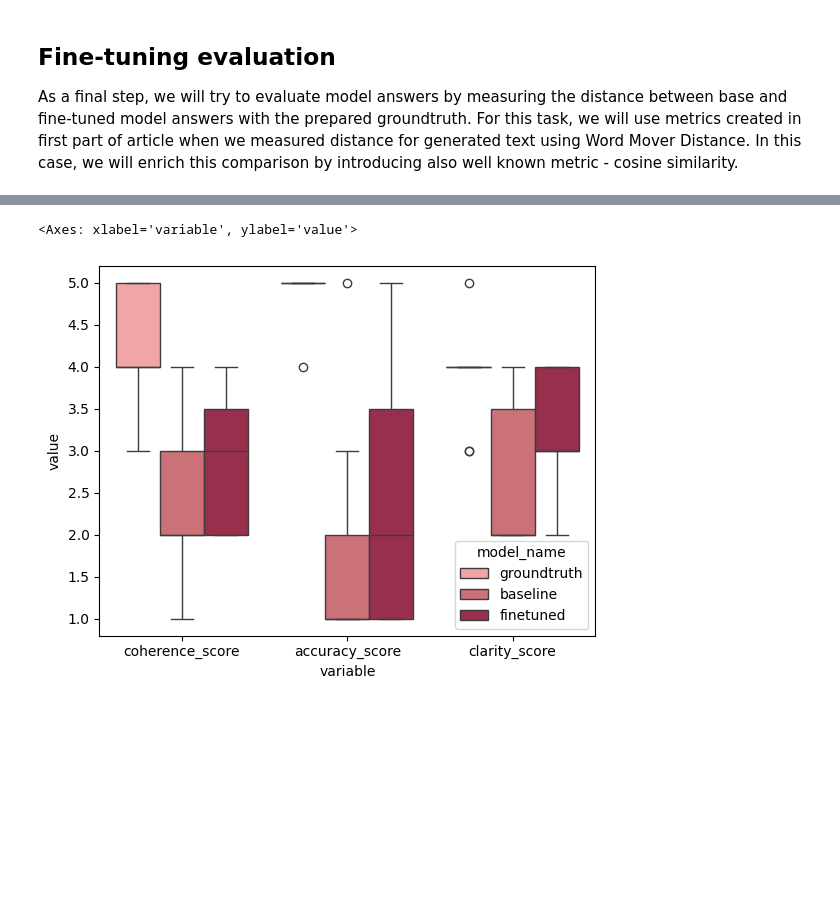
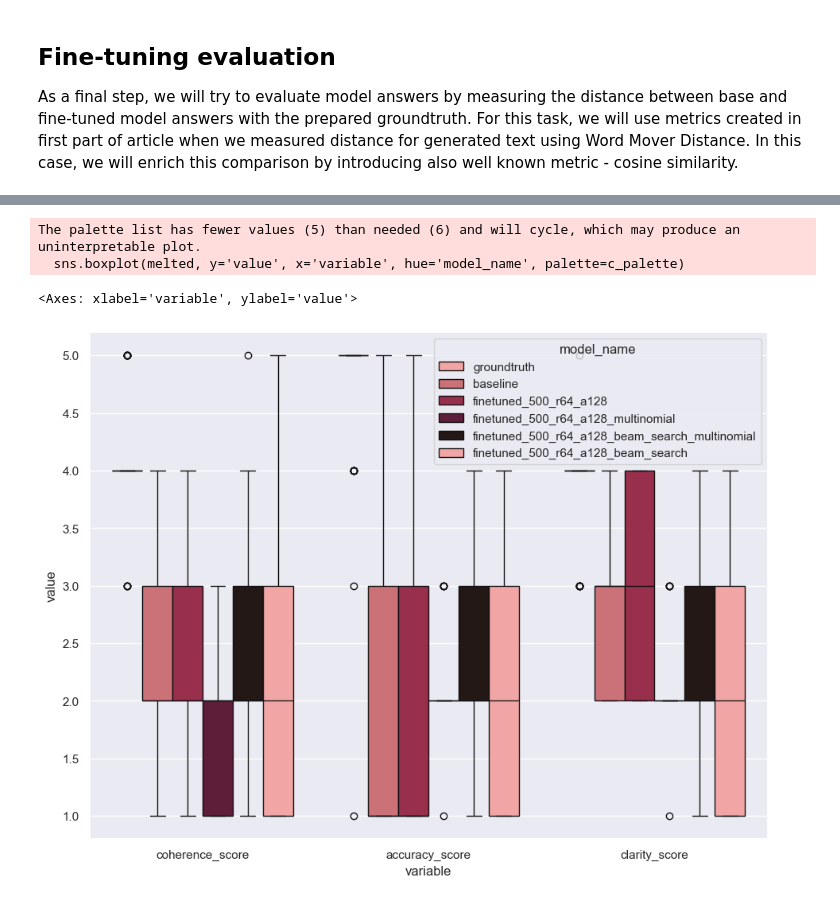
Before and after one commit to witold87/llm-bielik-ft-legal, a Jupyter notebook: src/llm-bielik-ft-fine-tuning-part-II.ipynb, the cells around one changed output, grey strips where cells are left out. Drawn from its saved outputs; the diff is of its cells as text; code cells hidden in the pictures; blank space fills up the shorter version.

Commit message:
added multi-model comparison

```diff
--- a/src/llm-bielik-ft-fine-tuning-part-II.ipynb
+++ b/src/llm-bielik-ft-fine-tuning-part-II.ipynb
@@ -379,22 +482,39 @@ finetuned_model_results[metric_name] = finetuned_model_results.apply(lambda x: O
 # %%
-groundtruth_results['accuracy_score'] = groundtruth_results[metric_name].apply(get_score)
-baseline_model_results['accuracy_score'] = baseline_model_results[metric_name].apply(get_score)
-finetuned_model_results['accuracy_score'] = finetuned_model_results[metric_name].apply(get_score)
+# groundtruth_results['accuracy_score'] = groundtruth_results[metric_name].apply(get_score)
+# baseline_model_results['accuracy_score'] = baseline_model_results[metric_name].apply(get_score)
+# finetuned_model_results['accuracy_score'] = finetuned_model_results[metric_name].apply(get_score)
+# finetuned_500_model_results_r64_a128['accuracy_score'] = finetuned_500_model_results_r64_a128[metric_name].apply(get_score)
+finetuned_500_model_results_r64_a128_multinomial['accuracy_score'] = finetuned_500_model_results_r64_a128_multinomial[metric_name].apply(get_score)
+finetuned_500_model_results_r64_a128_beam_search_multinomial['accuracy_score'] = finetuned_500_model_results_r64_a128_beam_search_multinomial[metric_name].apply(get_score)
+finetuned_500_model_results_r64_a128_beam_search['accuracy_score'] = finetuned_500_model_results_r64_a128_beam_search[metric_name].apply(get_score)
 # %%
 metric_name = 'clarity'
 
-groundtruth_results[metric_name] = groundtruth_results.apply(lambda x: OpenAIReq(model='gpt-4o').call_api_formatted(prompt=PromptBuilder.get_clarity_pl(x['groundtruth'])), axis=1)
+# groundtruth_results[metric_name] = groundtruth_results.apply(lambda x: OpenAIReq(model='gpt-4o').call_api_formatted(prompt=PromptBuilder.get_clarity_pl(x['groundtruth'])), axis=1)
+#
+# baseline_model_results[metric_name] = baseline_model_results.apply(lambda x: OpenAIReq(model='gpt-4o').call_api_formatted(prompt=PromptBuilder.get_clarity_pl(x['baseline_model_response'])), axis=1)
+#
+# finetuned_model_results[metric_name] = finetuned_model_results.apply(lambda x: OpenAIReq(model='gpt-4o').call_api_formatted(prompt=PromptBuilder.get_clarity_pl(x['finetuned_model_response'])), axis=1)
 
-baseline_model_results[metric_name] = baseline_model_results.apply(lambda x: OpenAIReq(model='gpt-4o').call_api_formatted(prompt=PromptBuilder.get_clarity_pl(x['baseline_model_response'])), axis=1)
+# finetuned_500_model_results_r64_a128[metric_name] = finetuned_500_model_results_r64_a128.apply(lambda x: OpenAIReq(model='gpt-4o').call_api_formatted(prompt=PromptBuilder.get_clarity_pl(x['finetuned_500_model_response_r64_a128'])), axis=1)
 
-finetuned_model_results[metric_name] = finetuned_model_results.apply(lambda x: OpenAIReq(model='gpt-4o').call_api_formatted(prompt=PromptBuilder.get_clarity_pl(x['finetuned_model_response'])), axis=1)
+finetuned_500_model_results_r64_a128_multinomial[metric_name] = finetuned_500_model_results_r64_a128_multinomial['finetuned_500_model_response_r64_a128_multinomial'].apply(lambda x: OpenAIReq(model='gpt-4o').call_api_formatted(prompt=PromptBuilder.get_clarity_pl(x)))
+
+finetuned_500_model_results_r64_a128_beam_search_multinomial[metric_name] = finetuned_500_model_results_r64_a128_beam_search_multinomial['finetuned_500_model_response_r64_a128_beam_search_multinomial'].apply(lambda x: OpenAIReq(model='gpt-4o').call_api_formatted(prompt=PromptBuilder.get_clarity_pl(x)))
+
+finetuned_500_model_results_r64_a128_beam_search[metric_name] = finetuned_500_model_results_r64_a128_beam_search['finetuned_500_model_response_r64_a128_beam_search'].apply(lambda x: OpenAIReq(model='gpt-4o').call_api_formatted(prompt=PromptBuilder.get_clarity_pl(x)))
 # %%
-groundtruth_results['clarity_score'] = groundtruth_results[metric_name].apply(get_score)
-baseline_model_results['clarity_score'] = baseline_model_results[metric_name].apply(get_score)
-finetuned_model_results['clarity_score'] = finetuned_model_results[metric_name].apply(get_score)
+# groundtruth_results['clarity_score'] = groundtruth_results[metric_name].apply(get_score)
+# baseline_model_results['clarity_score'] = baseline_model_results[metric_name].apply(get_score)
+# finetuned_model_results['clarity_score'] = finetuned_model_results[metric_name].apply(get_score)
+#finetuned_500_model_results_r64_a128['clarity_score'] = finetuned_500_model_results_r64_a128[metric_name].apply(get_score)
+finetuned_500_model_results_r64_a128_multinomial['clarity_score'] = finetuned_500_model_results_r64_a128_multinomial[metric_name].apply(get_score)
+
+finetuned_500_model_results_r64_a128_beam_search_multinomial['clarity_score'] = finetuned_500_model_results_r64_a128_beam_search_multinomial[metric_name].apply(get_score)
+
+finetuned_500_model_results_r64_a128_beam_search['clarity_score'] = finetuned_500_model_results_r64_a128_beam_search[metric_name].apply(get_score)
 # %%
-merged = pd.concat([groundtruth_results, baseline_model_results, finetuned_model_results])
-merged.rename(columns={'score': 'coherence_score'}, inplace=True)
+merged = pd.concat([groundtruth_results, baseline_model_results, finetuned_500_model_results_r64_a128, finetuned_500_model_results_r64_a128_multinomial, finetuned_500_model_results_r64_a128_beam_search_multinomial, finetuned_500_model_results_r64_a128_beam_search ])
 # %%
 melted = pd.melt(merged, id_vars=['model_name'], value_vars=['coherence_score','accuracy_score', 'clarity_score'])
 melted
@@ -415,6 +535,9 @@ melted
 # %%
-c_palette = load_cmap('Althoff', keep_first_n=3).hex
+c_palette = load_cmap('Althoff').hex
+sns.set_theme(rc={'figure.figsize':(11,8.27)})
 sns.boxplot(melted, y='value', x='variable', hue='model_name', palette=c_palette)
 # %% [output]
-<Axes: xlabel='variable', ylabel='value'>
+The palette list has fewer values (5) than needed (6) and will cycle, which may produce an uninterpretable plot.
+  sns.boxplot(melted, y='value', x='variable', hue='model_name', palette=c_palette)
+<Axes: xlabel='variable', ylabel='value'>
-[figure, old version]
+[figure, new version]
```
Also changed, not shown: parts of 31 cells of this notebook, 2 other files.
